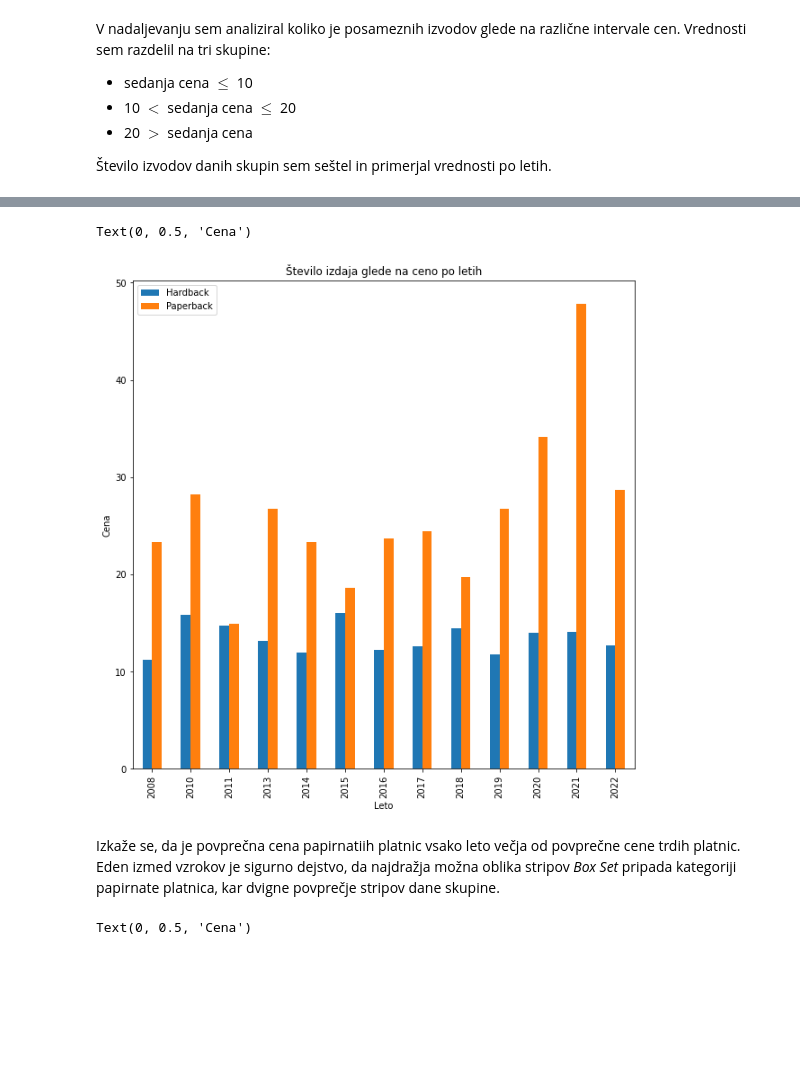
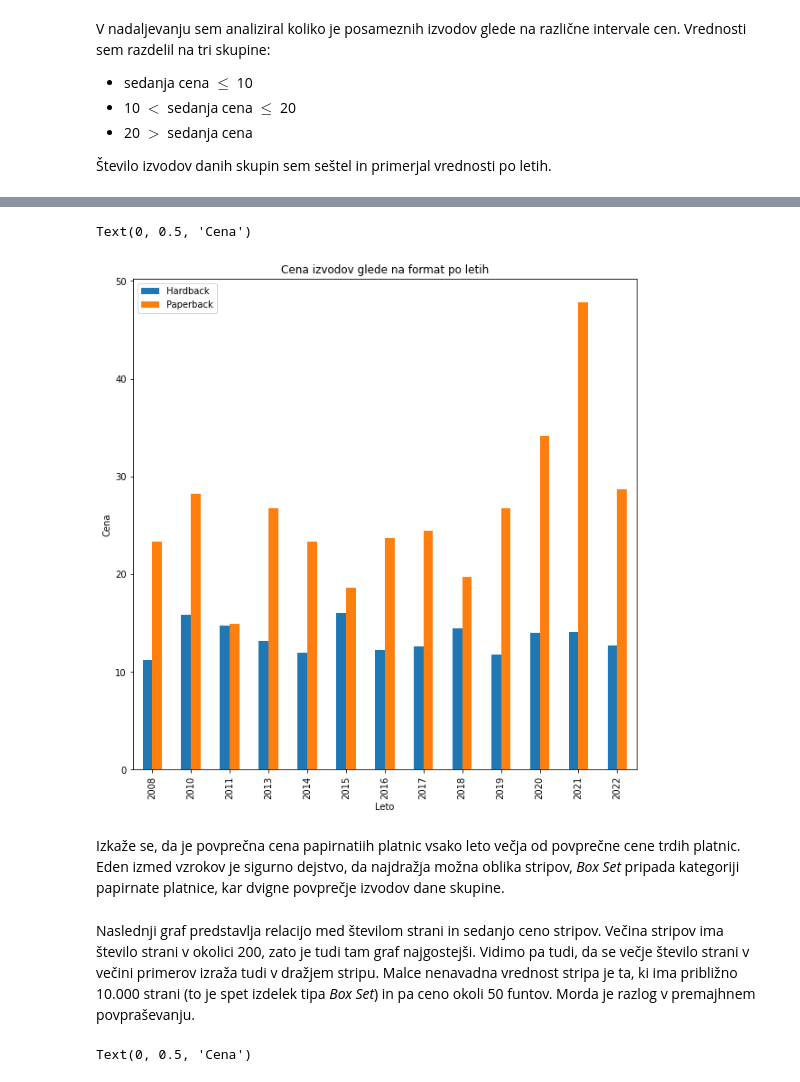
Before and after one commit to IanLampic/prog1-analiza-stripov, a Jupyter notebook: analiza_podaktov.ipynb, the cells around one changed output, grey strips where cells are left out. Saved outputs shown, nothing was run; the diff lists cells and outputs as text; code cells hidden in the pictures; blank space fills up the shorter version.

```diff
--- a/analiza_podaktov.ipynb
+++ b/analiza_podaktov.ipynb
@@ -236,24 +238,26 @@ Po pričakovanjih ima velika večina stripov ceno med 10 in 20 £, kar je smisel
 # %%
 stripi_trda_platnica = stripi_s_ceno[stripi_s_ceno.format == "Hardback"]
 stripi_trda_platnica_povprecje = stripi_trda_platnica.groupby("leto").sedanja_cena.mean()
 
 stripi_papirnata_platnica = stripi_s_ceno[stripi_s_ceno.format == "Paperback"]
 stripi_papirnata_platnica_povprecje = stripi_papirnata_platnica.groupby("leto").sedanja_cena.mean()
 
 platnica_skupaj = pd.merge(stripi_papirnata_platnica_povprecje, stripi_trda_platnica_povprecje, left_on="leto", right_on="leto")
 
 platnica_skupaj.rename(columns = {'sedanja_cena_x':'Hardback'}, inplace = True)
 platnica_skupaj.rename(columns = {'sedanja_cena_y':'Paperback'}, inplace = True)
 
 platnica_skupaj.plot.bar(figsize=(10, 10))
-plt.title('Število izdaja glede na ceno po letih')
+plt.title('Cena izvodov glede na format po letih')
 plt.xlabel('Leto')
 plt.ylabel('Cena')
 # %% [output]
 Text(0, 0.5, 'Cena')
-[figure, old version]
+[figure, new version]
 # %% [markdown]
-Izkaže se, da je povprečna cena papirnatiih platnic vsako leto večja od povprečne cene trdih platnic. Eden izmed vzrokov je sigurno dejstvo, da najdražja možna oblika stripov *Box Set* pripada kategoriji papirnate platnica, kar dvigne povprečje stripov dane skupine.
+Izkaže se, da je povprečna cena papirnatiih platnic vsako leto večja od povprečne cene trdih platnic. Eden izmed vzrokov je sigurno dejstvo, da najdražja možna oblika stripov, *Box Set* pripada kategoriji papirnate platnice, kar dvigne povprečje izvodov dane skupine.
+# %% [markdown]
+Naslednji graf predstavlja relacijo med številom strani in sedanjo ceno stripov. Večina stripov ima število strani v okolici 200, zato je tudi tam graf najgostejši. Vidimo pa tudi, da se večje število strani v večini primerov izraža tudi v dražjem stripu. Malce nenavadna vrednost stripa je ta, ki ima približno 10.000 strani (to je spet izdelek tipa *Box Set*) in pa ceno okoli 50 funtov. Morda je razlog v premajhnem povpraševanju.
 # %%
 stripi_delni_id = stripi2.assign(delni_id=(stripi2.id//10))
 stripi_delni_skupaj = pd.merge(stripi_delni_id, posamezni_stripi, left_on="delni_id", right_on="id")
```
Also changed, not shown: parts of 14 cells of this notebook.
